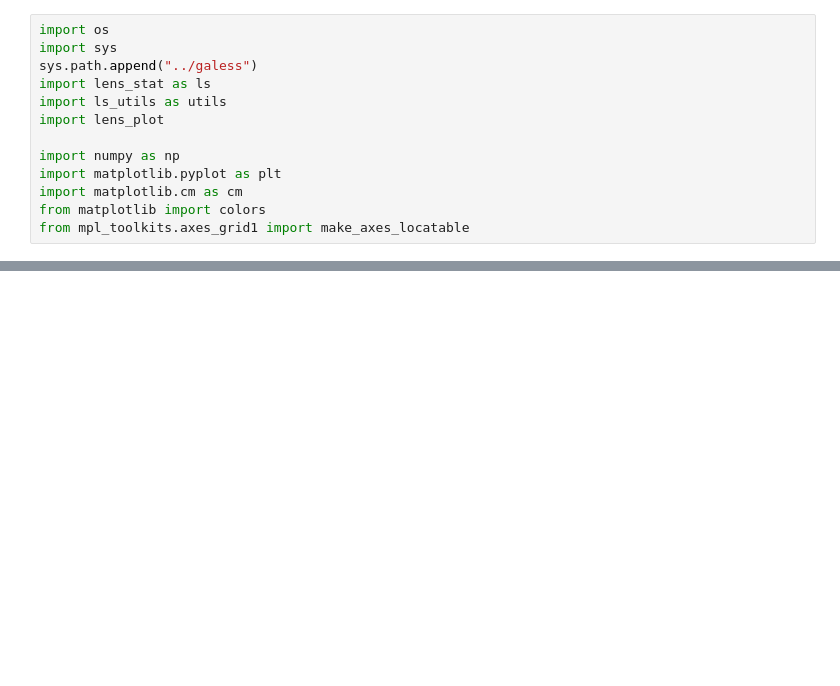
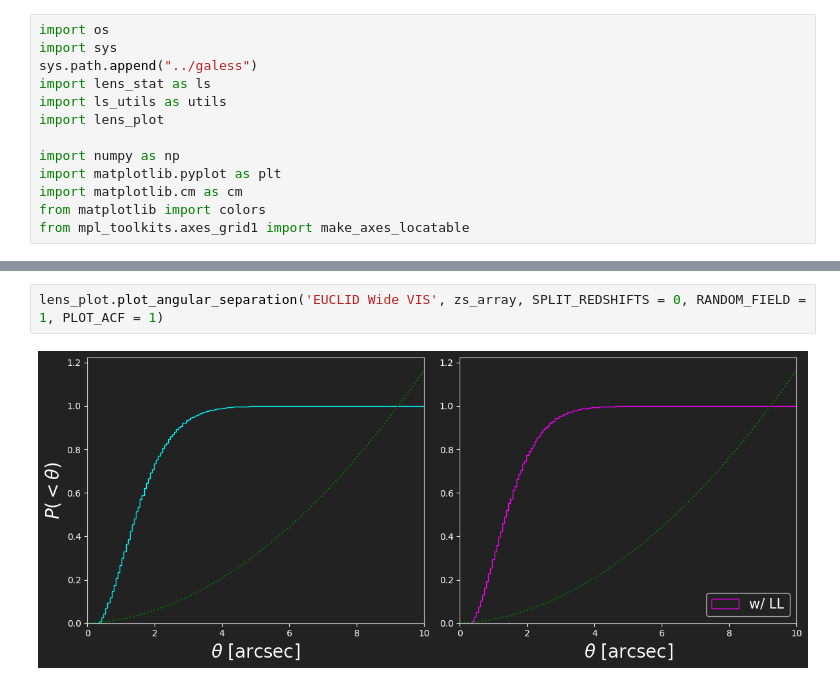
Before and after one commit to Ferr013/GALESS, a Jupyter notebook: examples/basic_example.ipynb, the cells around one changed output, grey strips where cells are left out. Saved outputs shown, nothing was run; the diff lists cells and outputs as text; blank space fills up the shorter version.

Commit message:
Started implementing angular separation and ACF

```diff
--- a/examples/basic_example.ipynb
+++ b/examples/basic_example.ipynb
@@ -87,0 +98,4 @@ utils.print_summary_surveys(['COSMOS HST i band'])
+# %%
+lens_plot.plot_angular_separation('EUCLID Wide VIS', zs_array, SPLIT_REDSHIFTS = 0, RANDOM_FIELD = 1, PLOT_ACF = 1)
+# %% [output]
+[figure, added]
```
Also changed, not shown: parts of 4 cells of this notebook, 1 other file.
